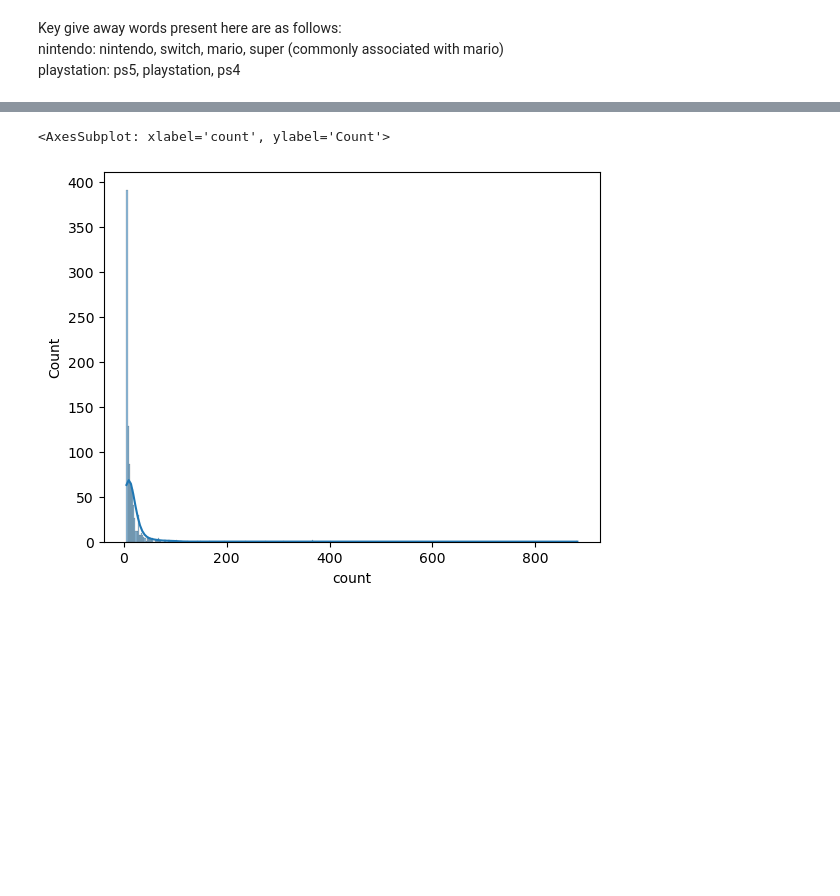
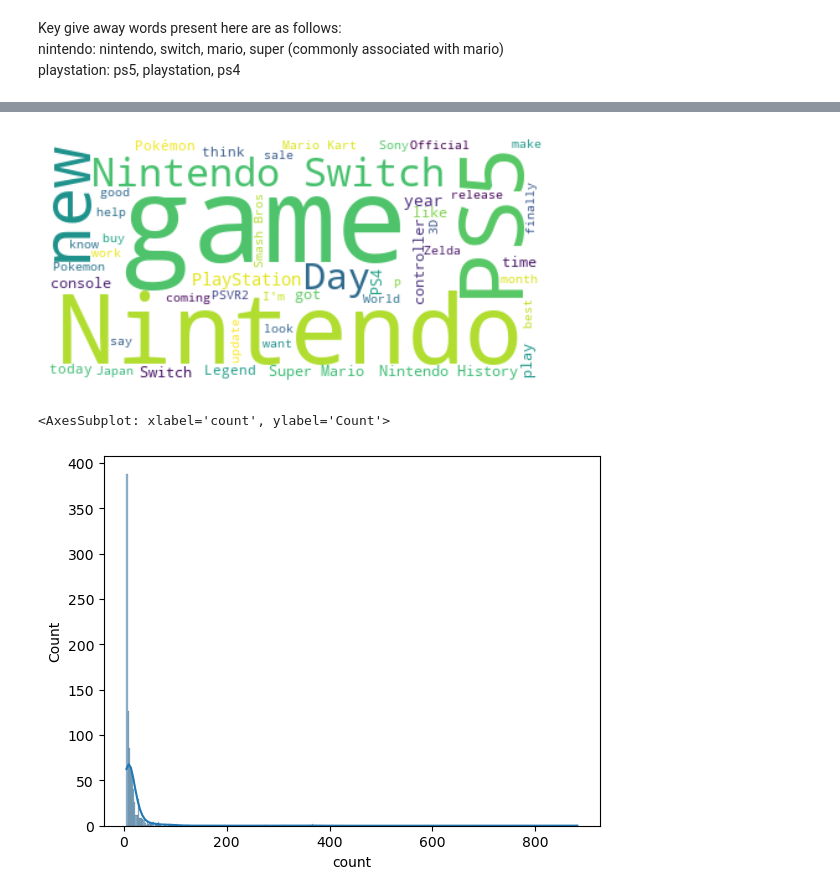
Before and after one commit to Luke-zm/DSI_Proj, a Jupyter notebook: project_3/code/data_eda.ipynb, the cells around one changed output, grey strips where cells are left out. Drawn from its saved outputs; the diff is of its cells as text; code cells hidden in the pictures; blank space fills up the shorter version.

```diff
--- a/project_3/code/data_eda.ipynb
+++ b/project_3/code/data_eda.ipynb
@@ -453,0 +467,14 @@ count_df.sort_values('count', ascending = True).tail(15).plot(kind='bar')
+# %%
+# Start with one review:
+text = " ".join(title for title in df['title'])
+
+# Create and generate a word cloud image:
+wordcloud = WordCloud(stopwords=my_stop_words, background_color="white", max_words=50).generate(text)
+
+# Display the generated image:
+# Display the generated image:
+plt.imshow(wordcloud, interpolation='bilinear')
+plt.axis("off")
+plt.show()
+# %% [output]
+[figure, added]
```
Also changed, not shown: parts of 24 cells of this notebook, 2 other files.
